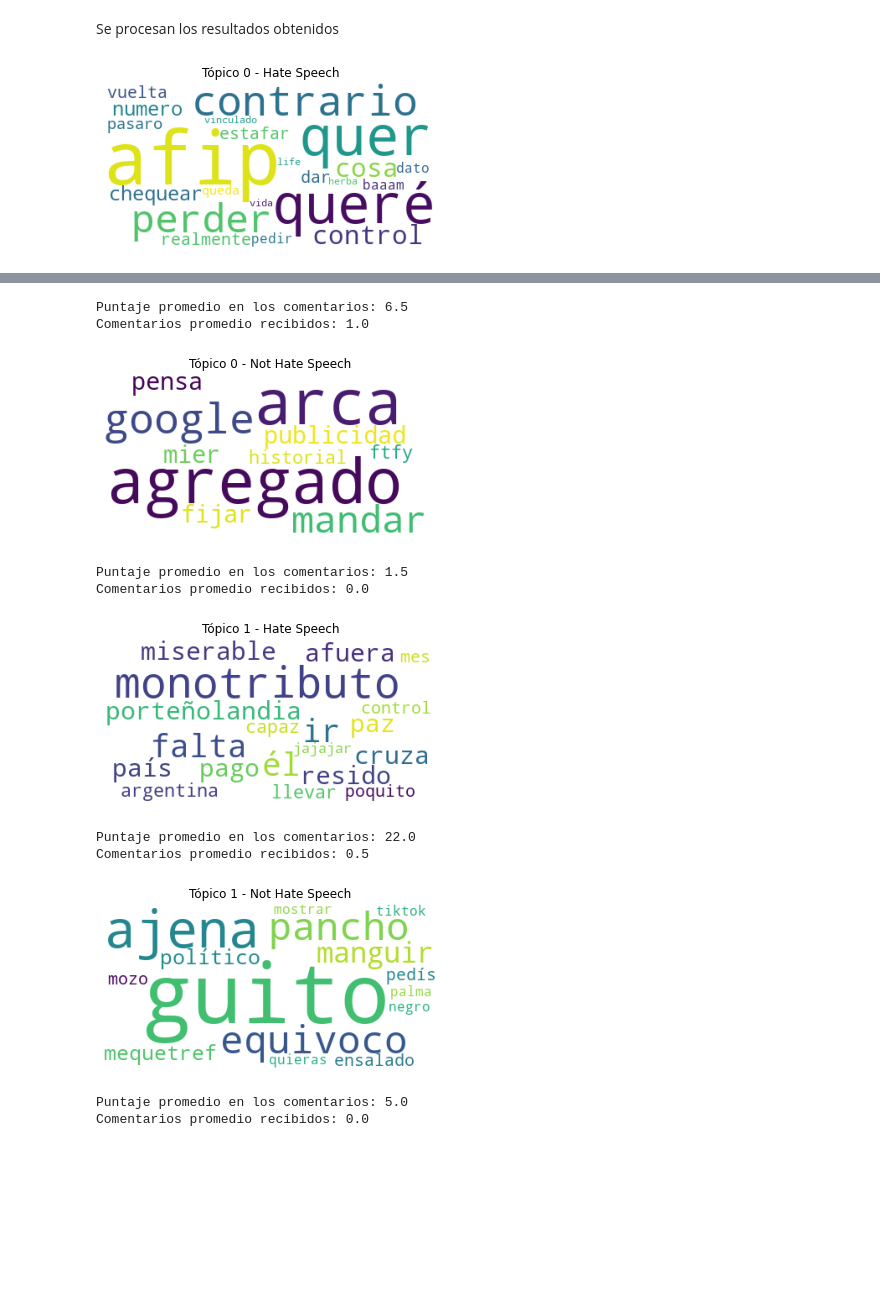
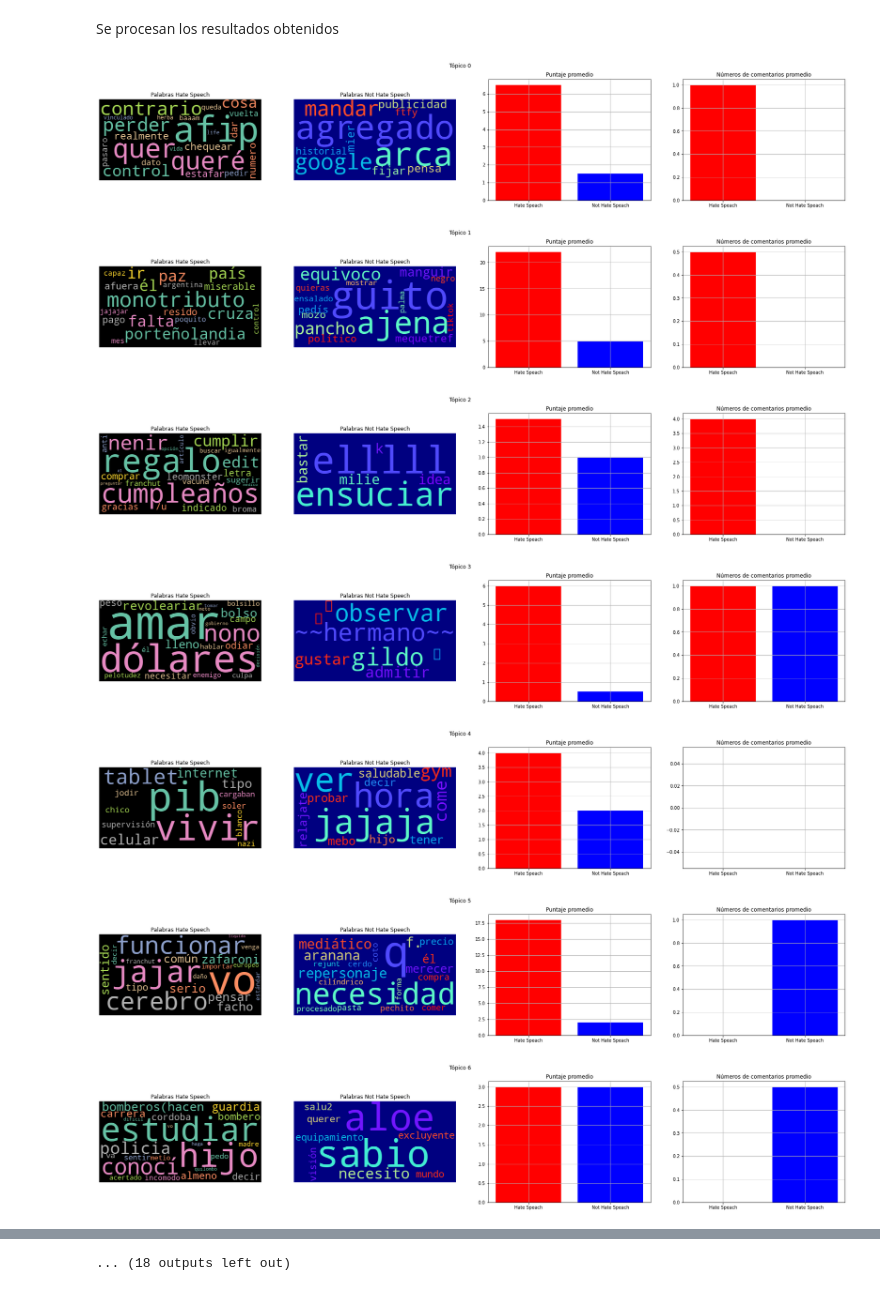
Before and after one commit to PerseoSoft/redditHateSpeech, a Jupyter notebook: src/5_pipeline_result.ipynb, the cells around one changed output, grey strips where cells are left out. Cells and saved outputs as stored; diff of their text form; code cells hidden in the pictures; blank space fills up the shorter version.

```diff
--- a/src/5_pipeline_result.ipynb
+++ b/src/5_pipeline_result.ipynb
@@ -24,30 +25,44 @@ def get_counts_words(reddit):
 # %%
 topics = range(0, NUM_TOPICS, 1)
 
 
 for a in topics:
     reddit_hate_speech = reddit.loc[(reddit["Dominant_Topic"] == a) & (reddit["hate_speech"] == "si")].head(2)
     reddit_not_hate_speech = reddit.loc[(reddit["Dominant_Topic"] == a) & (reddit["hate_speech"] == "no")].head(2)
 
+    types = ['Hate Speach','Not Hate Speach']
+    score = [reddit_hate_speech['score'].mean(),reddit_not_hate_speech['score'].mean()]
+    num_commits = [reddit_hate_speech['comms_num'].mean(),reddit_not_hate_speech['comms_num'].mean()]
+    New_Colors = ['red','blue']
 
-    plt.figure()
-    plt.imshow(WordCloud(background_color='white', prefer_horizontal=1.0)
+    x = np.linspace(0, 2 * np.pi, 400)
+    y = np.sin(x ** 2)
+
+    fig, (ax1, ax2, ax3, ax4) = plt.subplots(1, 4,figsize=(30,5))
+    fig.suptitle('Tópico ' + str(a))
+
+    ax1.imshow(WordCloud(random_state=1, background_color='black', colormap='Set2', collocations=False, stopwords = STOPWORDS)
                .fit_words(get_counts_words(reddit_hate_speech)))
-    plt.axis("off")
-    plt.title("Tópico " + str(a) + " - Hate Speech" )
-    plt.show()
+    ax1.axis("off")
+    ax1.set_title('Palabras Hate Speech')
 
-    print( "Puntaje promedio en los comentarios: " + str(reddit_hate_speech['score'].mean()))
-    print( "Comentarios promedio recibidos: " + str(reddit_hate_speech['comms_num'].mean()))
+    ax2.imshow(WordCloud(random_state=1, background_color='navy', colormap='rainbow', collocations=False, stopwords = STOPWORDS)
+               .fit_words(get_counts_words(reddit_not_hate_speech)))
+    ax2.axis("off")
+    ax2.set_title('Palabras Not Hate Speech')
 
-    plt.figure()
-    plt.imshow(WordCloud(background_color='white', prefer_horizontal=1.0)
-               .fit_words(get_counts_words(reddit_not_hate_speech)))
-    plt.axis("off")
-    plt.title("Tópico " + str(a) + " - Not Hate Speech" )
-    plt.show()
+    ax3.bar(types, score, color=New_Colors)
+    ax3.set_title('Puntaje promedio')
+    ax3.grid(True)
 
-    print( "Puntaje promedio en los comentarios: " + str(reddit_not_hate_speech['score'].mean()))
-    print( "Comentarios promedio recibidos: " + str(reddit_not_hate_speech['comms_num'].mean()))
+    ax4.bar(types, num_commits, color=New_Colors)
+    ax4.set_title('Números de comentarios promedio')
+    ax4.grid(True)
 # %% [output]
-[figure, old version]
+[figure, new version]
+[figure, new version]
+[figure, new version]
+[figure, new version]
+[figure, new version]
+[figure, new version]
+[figure, added]
@@ -54,11 +74 @@ for a in topics:
-Puntaje promedio en los comentarios: 6.5
-Comentarios promedio recibidos: 1.0
+... (18 outputs left out)
-[figure, old version]
-Puntaje promedio en los comentarios: 1.5
-Comentarios promedio recibidos: 0.0
-[figure, old version]
-Puntaje promedio en los comentarios: 22.0
-Comentarios promedio recibidos: 0.5
-[figure, old version]
-Puntaje promedio en los comentarios: 5.0
-Comentarios promedio recibidos: 0.0
```
Also changed, not shown: parts of 2 cells of this notebook.
